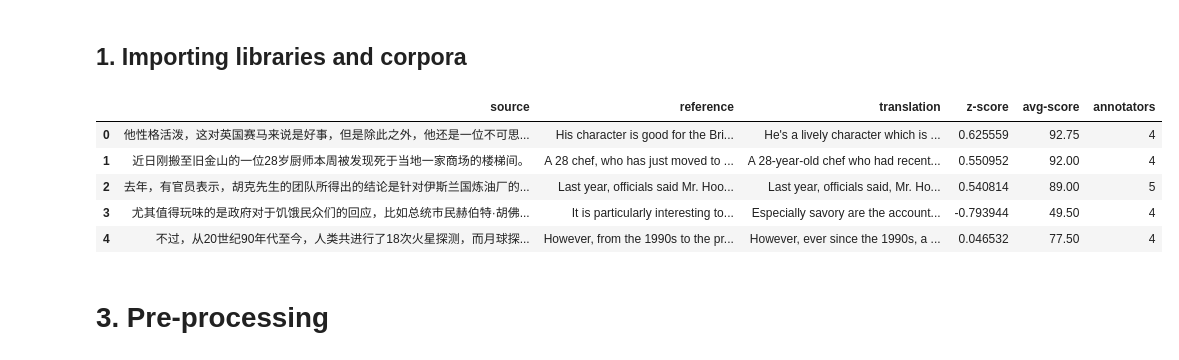
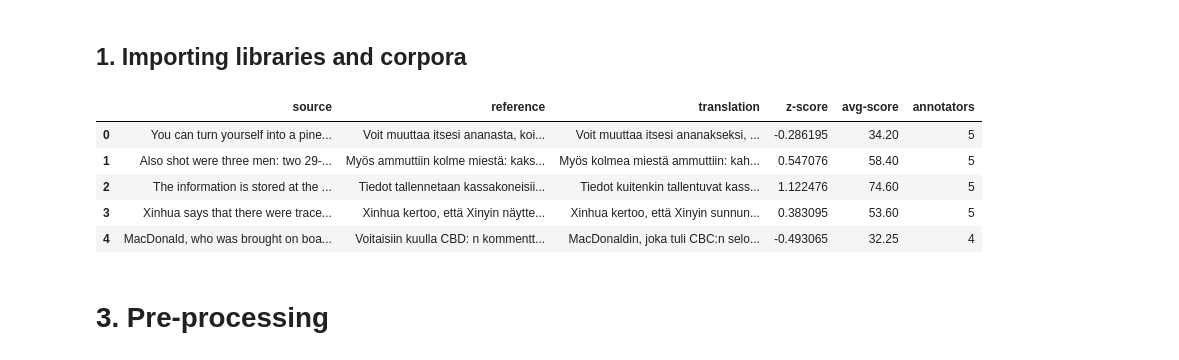
Before and after one commit to LorenzoPigozzi/TM_Project, a Jupyter notebook: LabSE.ipynb, the cells around one changed output. Saved outputs shown, nothing was run; the diff lists cells and outputs as text; code cells hidden in the pictures.

```diff
--- a/LabSE.ipynb
+++ b/LabSE.ipynb
@@ -43,16 +52,16 @@ warnings.filterwarnings("ignore")
 # cs_en = pd.read_csv('corpus\cs-en\scores.csv')
 # de_en = pd.read_csv('corpus\de-en\scores.csv')
 # ru_en = pd.read_csv('corpus\scores_ru-en.csv')
-zh_en = pd.read_csv('corpus\zh-en\scores.csv')
-# en_fi = pd.read_csv('corpus\en-fi\scores.csv')
+# zh_en = pd.read_csv('corpus\zh-en\scores.csv')
+en_fi = pd.read_csv('corpus\en-fi\scores.csv')
 # en_zh = pd.read_csv('corpus\en-zh\scores.csv')
 # %%
-zh_en.head()
+en_fi.head()
 # %% [output]
 |  | source | reference | translation | z-score | avg-score | annotators |
-| 0 | 他性格活泼，这对英国赛马来说是好事，但是除此之外，他还是一位不可思... | His character is good for the Bri... | He's a lively character which is ... | 0.625559 | 92.75 | 4 |
-| 1 | 近日刚搬至旧金山的一位28岁厨师本周被发现死于当地一家商场的楼梯间。 | A 28 chef, who has just moved to ... | A 28-year-old chef who had recent... | 0.550952 | 92.00 | 4 |
-| 2 | 去年，有官员表示，胡克先生的团队所得出的结论是针对伊斯兰国炼油厂的... | Last year, officials said Mr. Hoo... | Last year, officials said, Mr. Ho... | 0.540814 | 89.00 | 5 |
-| 3 | 尤其值得玩味的是政府对于饥饿民众们的回应，比如总统市民赫伯特·胡佛... | It is particularly interesting to... | Especially savory are the account... | -0.793944 | 49.50 | 4 |
-| 4 | 不过，从20世纪90年代至今，人类共进行了18次火星探测，而月球探... | However, from the 1990s to the pr... | However, ever since the 1990s, a ... | 0.046532 | 77.50 | 4 |
+| 0 | You can turn yourself into a pine... | Voit muuttaa itsesi ananasta, koi... | Voit muuttaa itsesi ananakseksi, ... | -0.286195 | 34.20 | 5 |
+| 1 | Also shot were three men: two 29-... | Myös ammuttiin kolme miestä: kaks... | Myös kolmea miestä ammuttiin: kah... | 0.547076 | 58.40 | 5 |
+| 2 | The information is stored at the ... | Tiedot tallennetaan kassakoneisii... | Tiedot kuitenkin tallentuvat kass... | 1.122476 | 74.60 | 5 |
+| 3 | Xinhua says that there were trace... | Xinhua kertoo, että Xinyin näytte... | Xinhua kertoo, että Xinyin sunnun... | 0.383095 | 53.60 | 5 |
+| 4 | MacDonald, who was brought on boa... | Voitaisiin kuulla CBD: n kommentt... | MacDonaldin, joka tuli CBC:n selo... | -0.493065 | 32.25 | 4 |
 # %%
```
Also changed, not shown: parts of 29 cells of this notebook, 14 other files.
